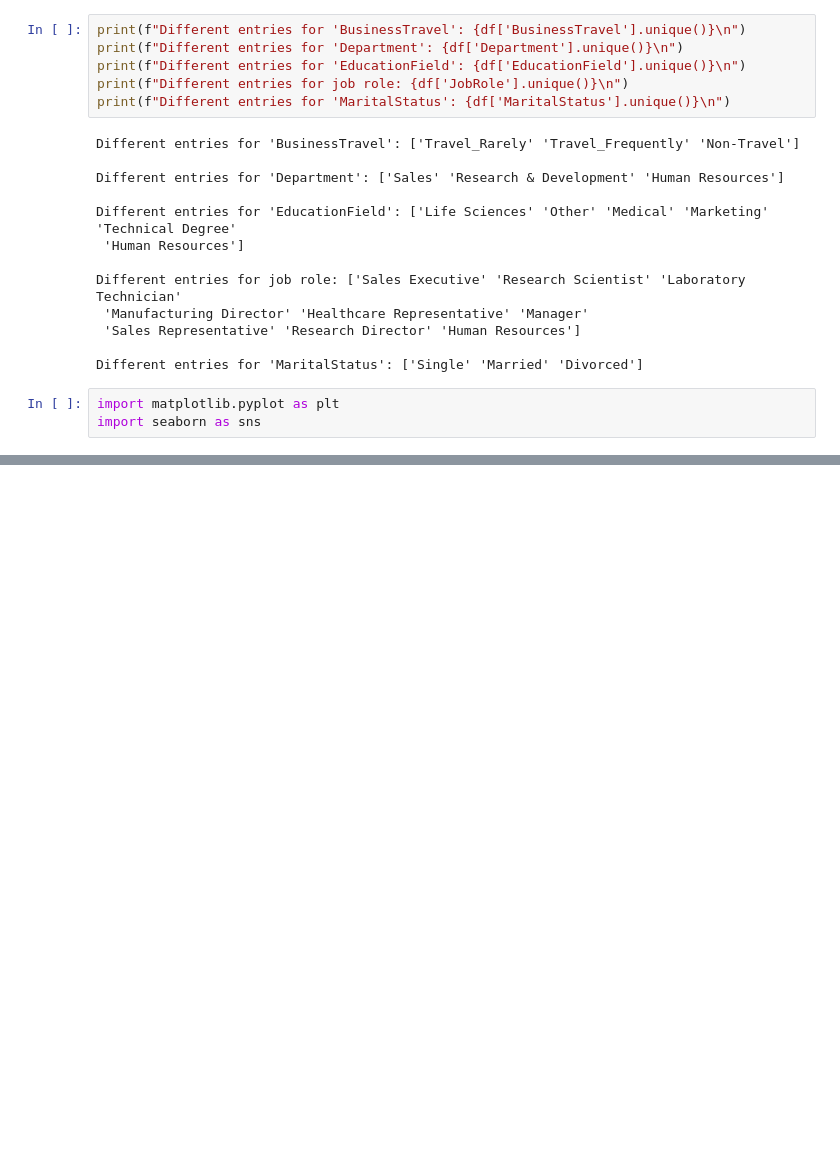
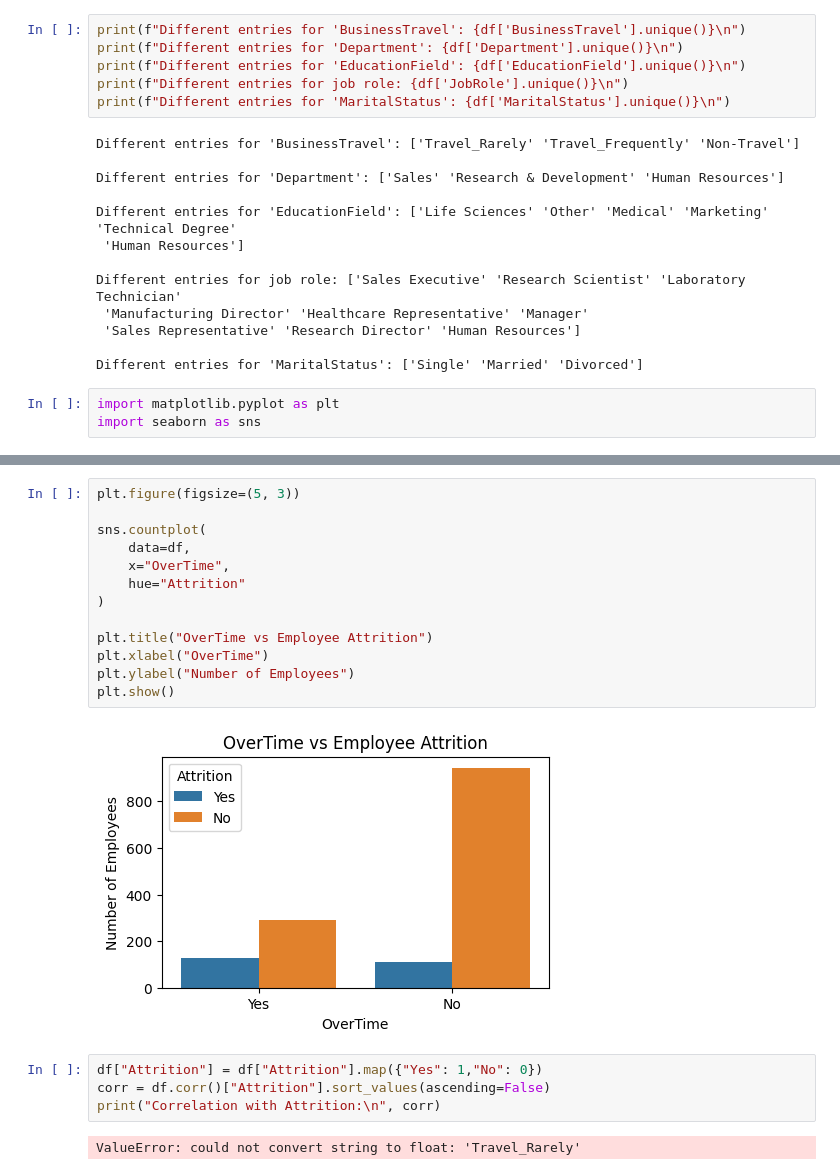
Before and after one commit to HDY2005/MachineLearning-Projects, a Jupyter notebook: Classification Projects/Employee Attrition Analysis/Attrition.ipynb, the cells around one changed output, grey strips where cells are left out. Drawn from its saved outputs; the diff is of its cells as text; blank space fills up the shorter version.

```diff
--- a/Classification Projects/Employee Attrition Analysis/Attrition.ipynb
+++ b/Classification Projects/Employee Attrition Analysis/Attrition.ipynb
@@ -136,0 +139,21 @@ plt.show()
+# %%
+plt.figure(figsize=(5, 3))
+
+sns.countplot(
+    data=df,
+    x="OverTime",
+    hue="Attrition"
+)
+
+plt.title("OverTime vs Employee Attrition")
+plt.xlabel("OverTime")
+plt.ylabel("Number of Employees")
+plt.show()
+# %% [output]
+[figure, added]
+# %%
+df["Attrition"] = df["Attrition"].map({"Yes": 1,"No": 0})
+corr = df.corr()["Attrition"].sort_values(ascending=False)
+print("Correlation with Attrition:\n", corr)
+# %% [output]
+ValueError: could not convert string to float: 'Travel_Rarely'
```
Also changed, not shown: parts of 2 cells of this notebook.
